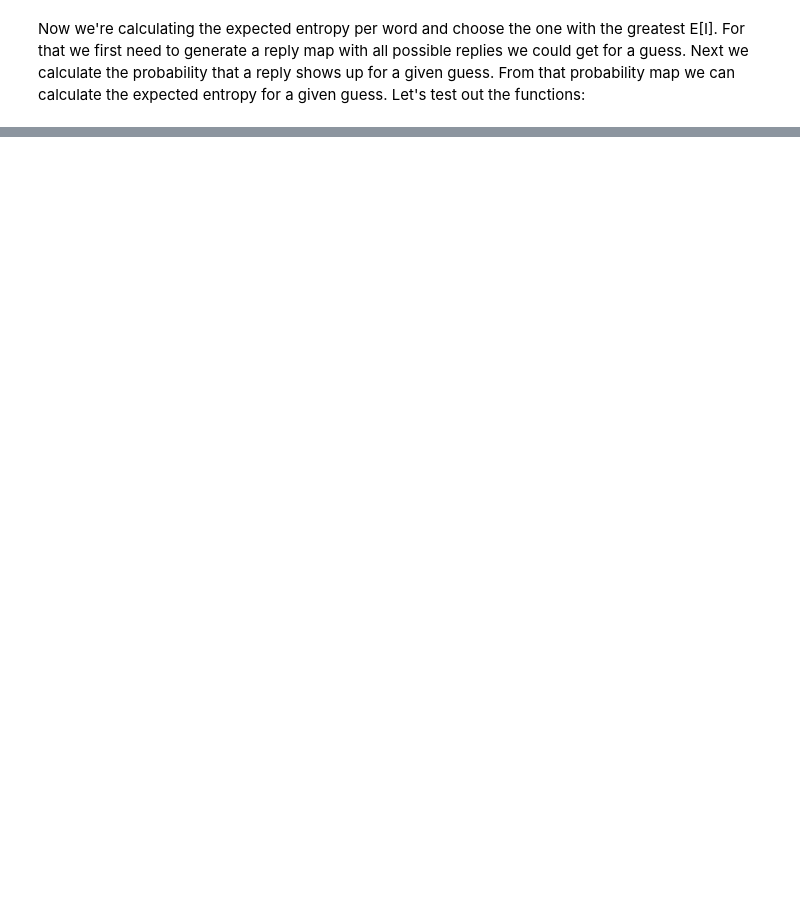
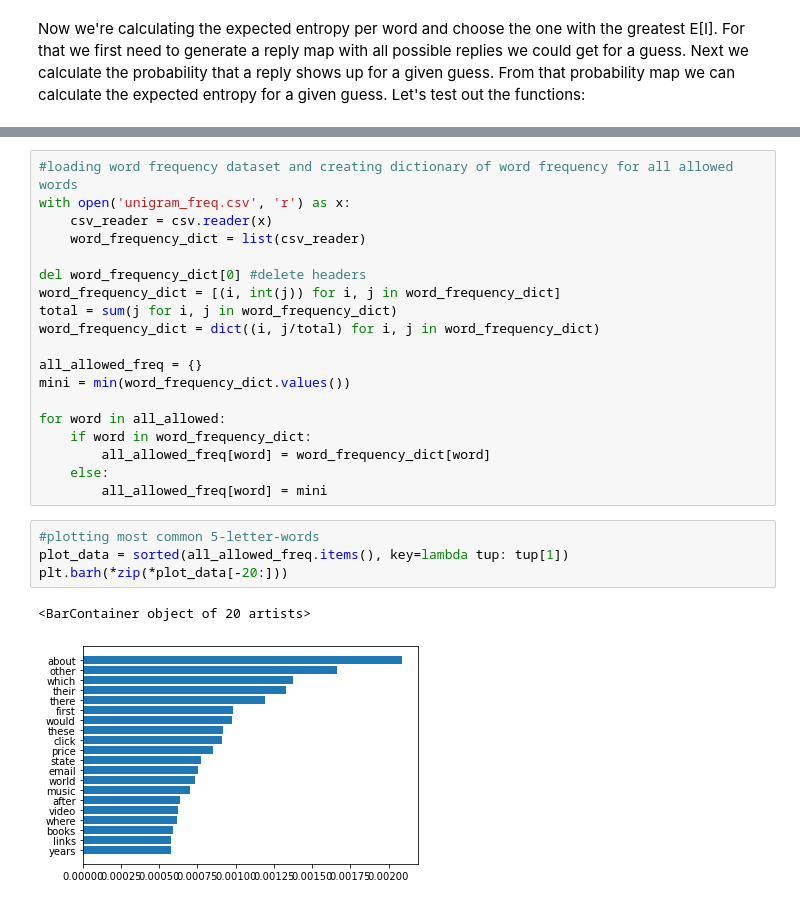
Before and after one commit to loss-given-default/Wordle, a Jupyter notebook: Wodle.ipynb, the cells around one changed output, grey strips where cells are left out. Drawn from its saved outputs; the diff is of its cells as text; blank space fills up the shorter version.

```diff
--- a/Wodle.ipynb
+++ b/Wodle.ipynb
@@ -303,0 +163,26 @@ Number of losses:               0 = 0.00%
+# %%
+#loading word frequency dataset and creating dictionary of word frequency for all allowed words
+with open('unigram_freq.csv', 'r') as x:
+    csv_reader = csv.reader(x)
+    word_frequency_dict = list(csv_reader)
+
+del word_frequency_dict[0] #delete headers
+word_frequency_dict = [(i, int(j)) for i, j in word_frequency_dict]
+total = sum(j for i, j in word_frequency_dict)
+word_frequency_dict = dict((i, j/total) for i, j in word_frequency_dict)
+
+all_allowed_freq = {}
+mini = min(word_frequency_dict.values())
+
+for word in all_allowed:
+    if word in word_frequency_dict:
+        all_allowed_freq[word] = word_frequency_dict[word]
+    else:
+        all_allowed_freq[word] = mini
+# %%
+#plotting most common 5-letter-words
+plot_data = sorted(all_allowed_freq.items(), key=lambda tup: tup[1])
+plt.barh(*zip(*plot_data[-20:]))
+# %% [output]
+<BarContainer object of 20 artists>
+[figure, added]
```
Also changed, not shown: parts of 26 cells of this notebook, 17 other files.
